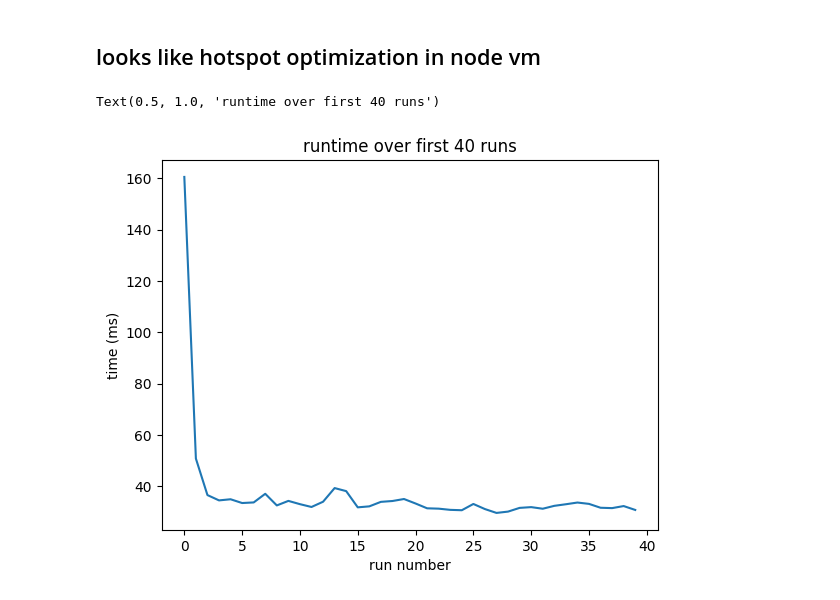
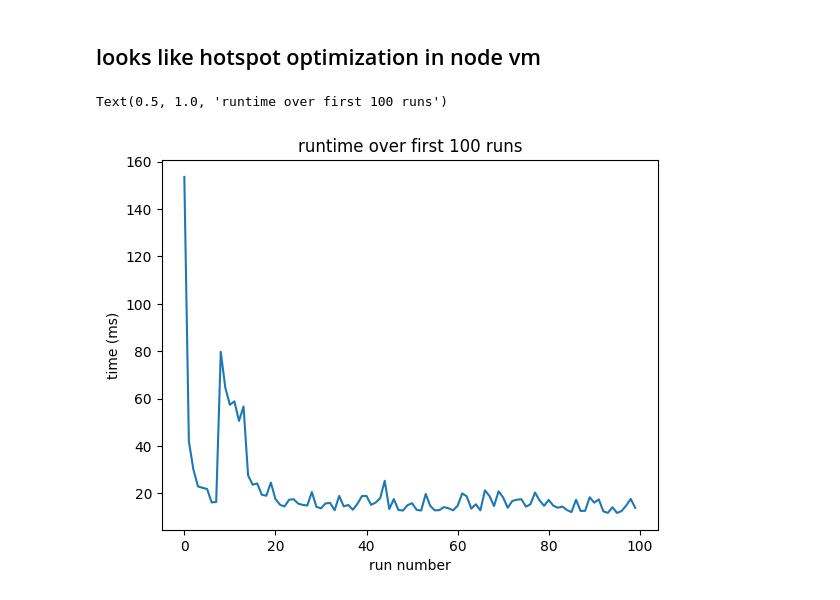
Before and after one commit to FloWi/codingame-marslander, a Jupyter notebook: python-ml/marslander_cli_executor.ipynb, the cells around one changed output. Drawn from its saved outputs; the diff is of its cells as text; code cells hidden in the pictures.

```diff
--- a/python-ml/marslander_cli_executor.ipynb
+++ b/python-ml/marslander_cli_executor.ipynb
@@ -242,0 +210,32 @@ Wall time: 3.2 s
+# %%
+%%time
+
+n = 100
+
+import time
+from MarsLanderGymEnv import MarsLanderGymEnv
+
+with MarsLanderGymEnv() as env:
+
+    run_times = []
+
+    start = time.time()
+
+    for episode in range(n):
+        s = time.time()
+        done = False
+        obs = env.reset()
+        while True:  # not done:
+            random_action = env.action_space.sample()
+            # print("action", random_action)
+            obs, reward, done, truncated, info = env.step(random_action)
+            # print('reward', reward)
+            if done:
+                # print("is_done")
+                break
+        e = time.time()
+        run_times.append([episode, (e - s) * 1000])
+
+    end = time.time()
+
+    run_times = np.array(run_times)
@@ -244,11 +246,11 @@ Wall time: 3.2 s
 ## looks like hotspot optimization in node vm
 # %%
 fig,ax = plt.subplots()
-display_lim = 40
+display_lim = n
 ax.plot(run_times[:display_lim,0], run_times[:display_lim,1])
 ax.set_xlabel('run number')
 ax.set_ylabel('time (ms)')
 ax.set_title(f'runtime over first {display_lim} runs')
 # %% [output]
-Text(0.5, 1.0, 'runtime over first 40 runs')
+Text(0.5, 1.0, 'runtime over first 100 runs')
-[figure, old version]
+[figure, new version]
```
Also changed, not shown: parts of 2 cells of this notebook.
